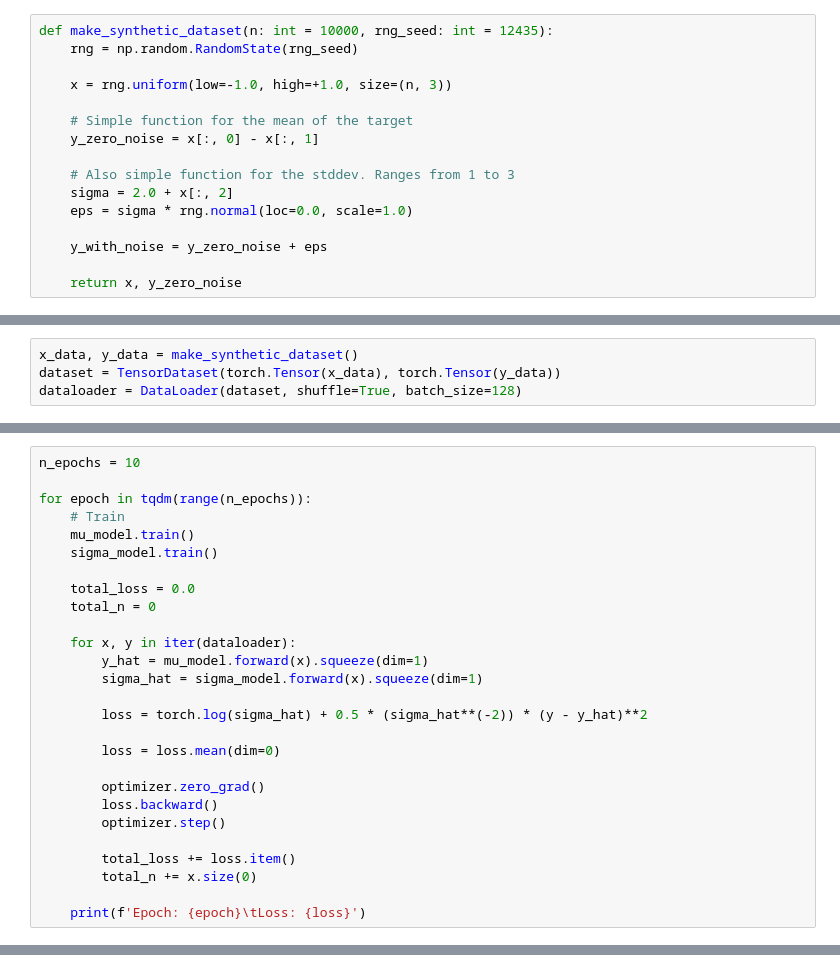
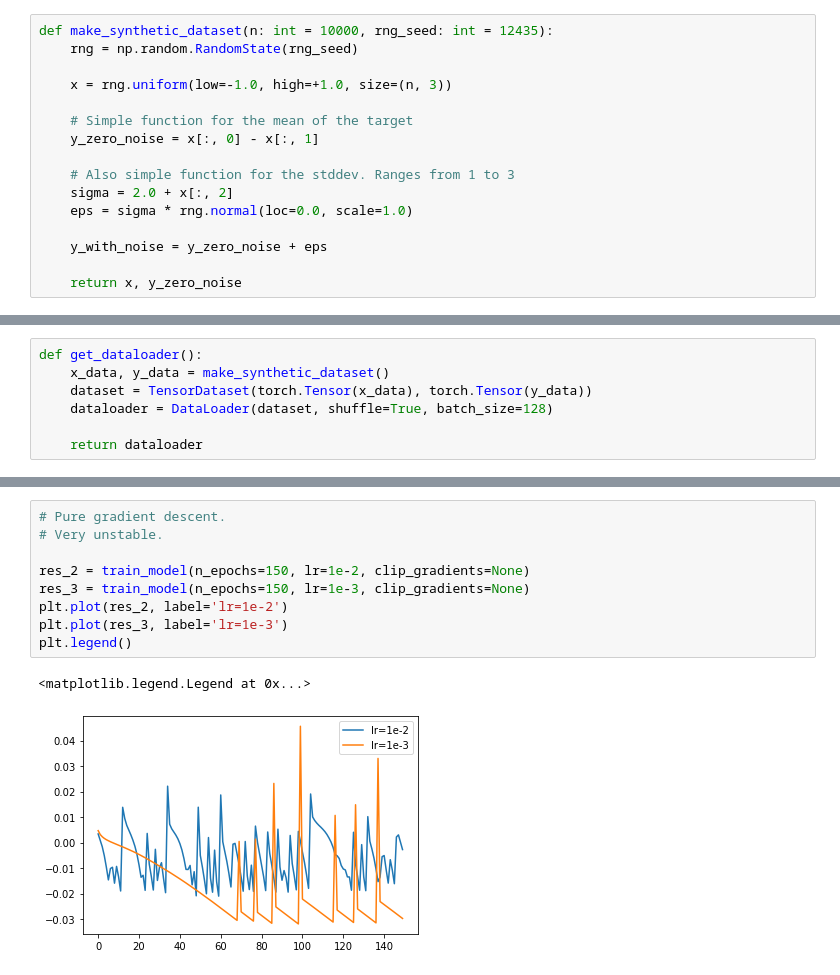
Before and after one commit to harrybraviner/fitted_variance, a Jupyter notebook: notebooks/dataset_sandbox.ipynb, the cells around one changed output, grey strips where cells are left out. Cells and saved outputs as stored; diff of their text form.

Commit message:
Notebook with plots

```diff
--- a/notebooks/dataset_sandbox.ipynb
+++ b/notebooks/dataset_sandbox.ipynb
@@ -28,4 +36,7 @@ sigma_model = nn.Linear(in_features=3, out_features=1, bias=True)
 # %%
-x_data, y_data = make_synthetic_dataset()
-dataset = TensorDataset(torch.Tensor(x_data), torch.Tensor(y_data))
-dataloader = DataLoader(dataset, shuffle=True, batch_size=128)
+def get_dataloader():
+    x_data, y_data = make_synthetic_dataset()
+    dataset = TensorDataset(torch.Tensor(x_data), torch.Tensor(y_data))
+    dataloader = DataLoader(dataset, shuffle=True, batch_size=128)
+
+    return dataloader
@@ -35,27 +42,0 @@ optimizer = torch.optim.SGD(params=(list(mu_model.parameters()) + list(sigma_mod
-# %%
-n_epochs = 10
-
-for epoch in tqdm(range(n_epochs)):
-    # Train
-    mu_model.train()
-    sigma_model.train()
-
-    total_loss = 0.0
-    total_n = 0
-
-    for x, y in iter(dataloader):
-        y_hat = mu_model.forward(x).squeeze(dim=1)
-        sigma_hat = sigma_model.forward(x).squeeze(dim=1)
-
-        loss = torch.log(sigma_hat) + 0.5 * (sigma_hat**(-2)) * (y - y_hat)**2
-
-        loss = loss.mean(dim=0)
-
-        optimizer.zero_grad()
-        loss.backward()
-        optimizer.step()
-
-        total_loss += loss.item()
-        total_n += x.size(0)
-
-    print(f'Epoch: {epoch}\tLoss: {loss}')
@@ -61,0 +101,12 @@ for epoch in tqdm(range(n_epochs)):
+# %%
+# Pure gradient descent.
+# Very unstable.
+
+res_2 = train_model(n_epochs=150, lr=1e-2, clip_gradients=None)
+res_3 = train_model(n_epochs=150, lr=1e-3, clip_gradients=None)
+plt.plot(res_2, label='lr=1e-2')
+plt.plot(res_3, label='lr=1e-3')
+plt.legend()
+# %% [output]
+<matplotlib.legend.Legend at 0x...>
+[figure, added]
```
Also changed, not shown: parts of 9 cells of this notebook.
